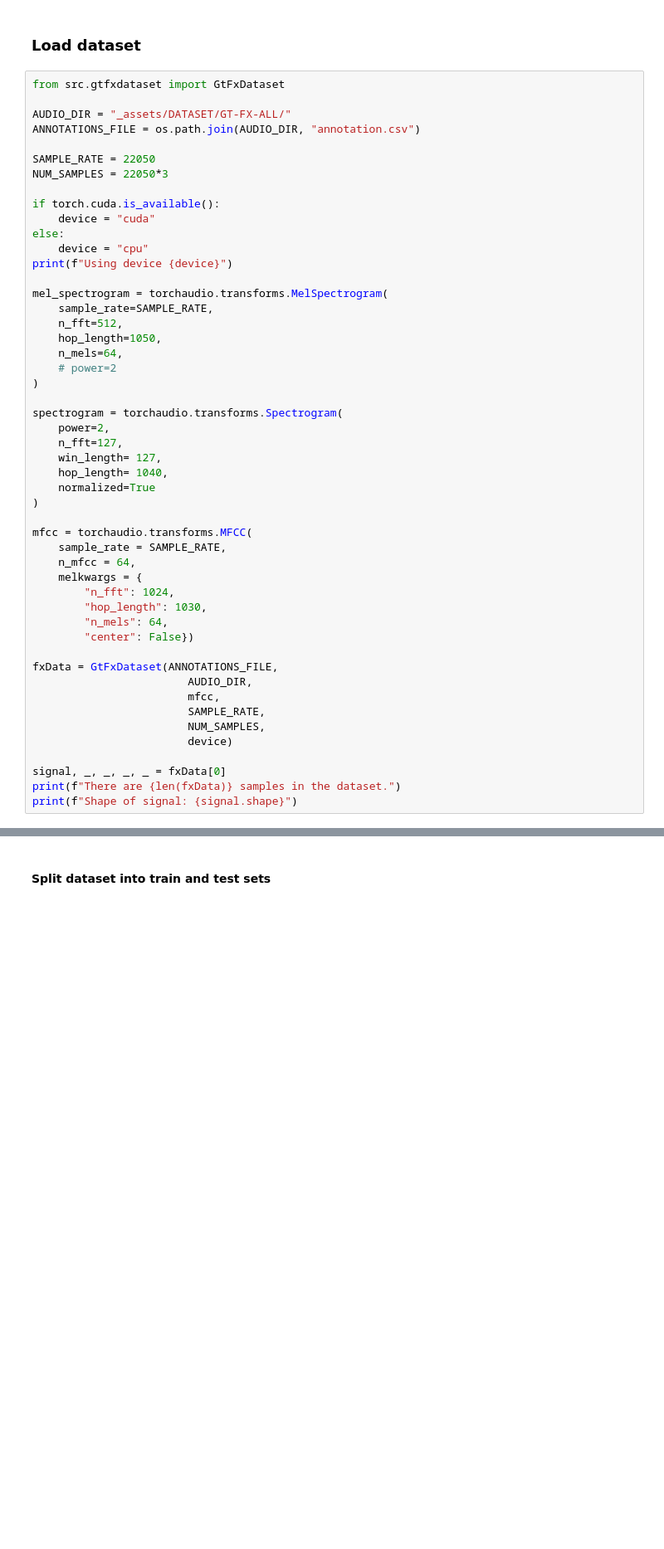
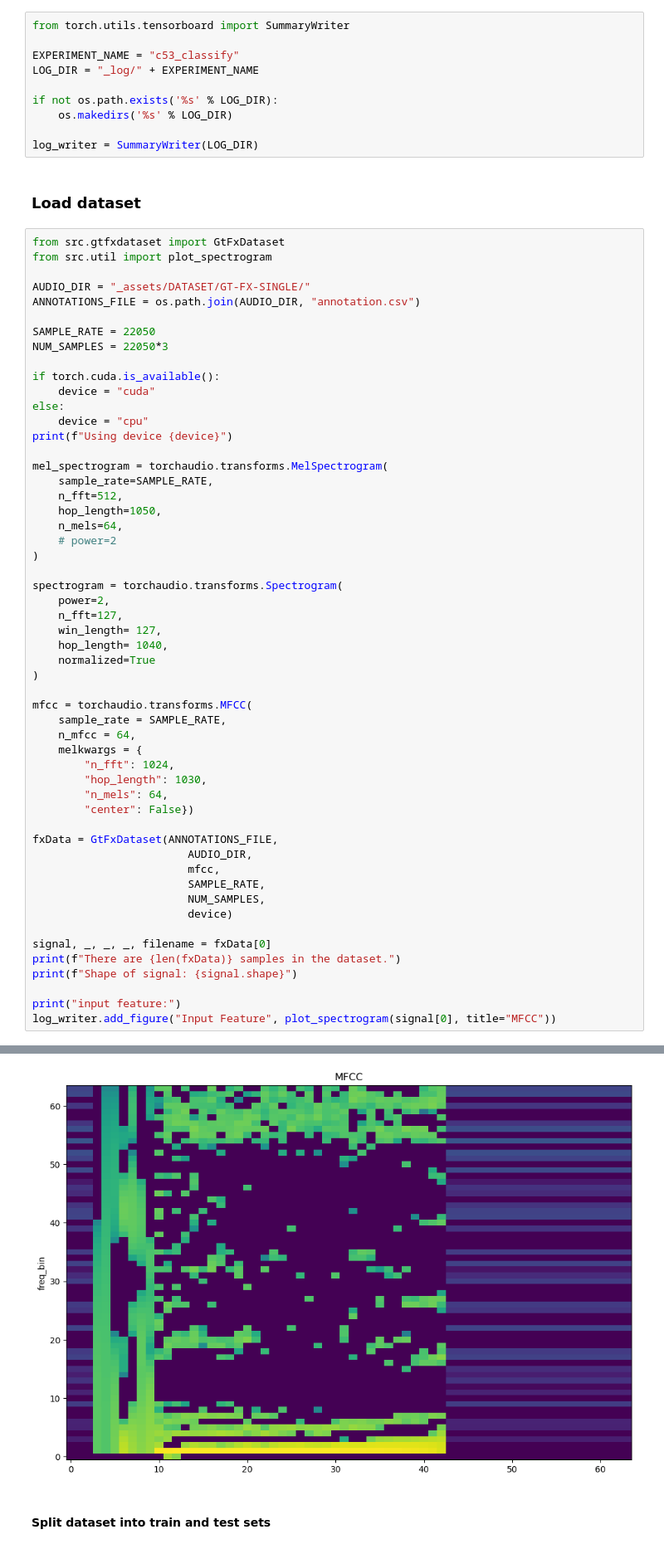
Before and after one commit to DCisHurt/Guitar-MIR, a Jupyter notebook: ex2_effect_classification.ipynb, the cells around one changed output, grey strips where cells are left out. Shown at 83% size. Drawn from its saved outputs; the diff is of its cells as text; blank space fills up the shorter version.

Commit message:
add tensorboard

```diff
--- a/ex2_effect_classification.ipynb
+++ b/ex2_effect_classification.ipynb
@@ -10,9 +9,20 @@ import matplotlib.pyplot as plt
+# %%
+from torch.utils.tensorboard import SummaryWriter
+
+EXPERIMENT_NAME = "c53_classify"
+LOG_DIR = "_log/" + EXPERIMENT_NAME
+
+if not os.path.exists('%s' % LOG_DIR):
+    os.makedirs('%s' % LOG_DIR)
+
+log_writer = SummaryWriter(LOG_DIR)
 # %% [markdown]
 ### Load dataset
 # %%
 from src.gtfxdataset import GtFxDataset
+from src.util import plot_spectrogram
 
-AUDIO_DIR = "_assets/DATASET/GT-FX-ALL/"
+AUDIO_DIR = "_assets/DATASET/GT-FX-SINGLE/"
 ANNOTATIONS_FILE = os.path.join(AUDIO_DIR, "annotation.csv")
 
 SAMPLE_RATE = 22050
@@ -56,8 +66,11 @@ fxData = GtFxDataset(ANNOTATIONS_FILE,
                         NUM_SAMPLES,
                         device)
 
-signal, _, _, _, _ = fxData[0]
+signal, _, _, _, filename = fxData[0]
 print(f"There are {len(fxData)} samples in the dataset.")
 print(f"Shape of signal: {signal.shape}")
+
+print("input feature:")
+log_writer.add_figure("Input Feature", plot_spectrogram(signal[0], title="MFCC"))
 # %% [output]
 Using device cpu
@@ -66,3 +80,4 @@ Shape of signal: torch.Size([1, 64, 64])
+[figure, added]
 # %% [markdown]
 #### Split dataset into train and test sets
 # %%
```
Also changed, not shown: parts of 9 cells of this notebook, 7 other files.
